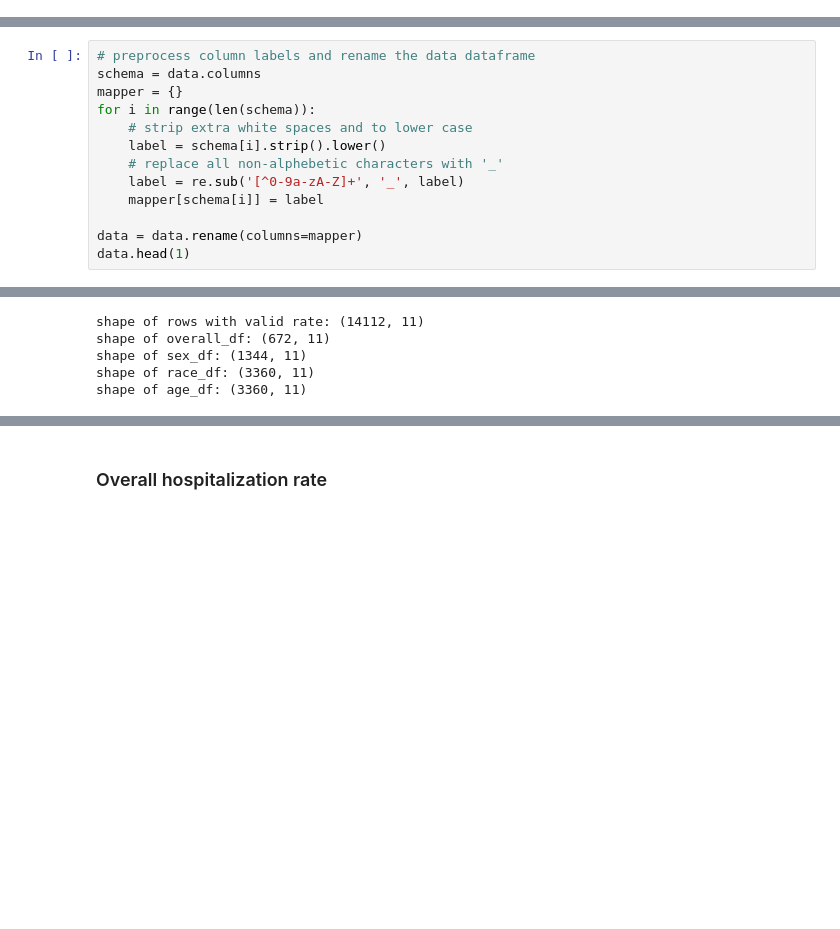
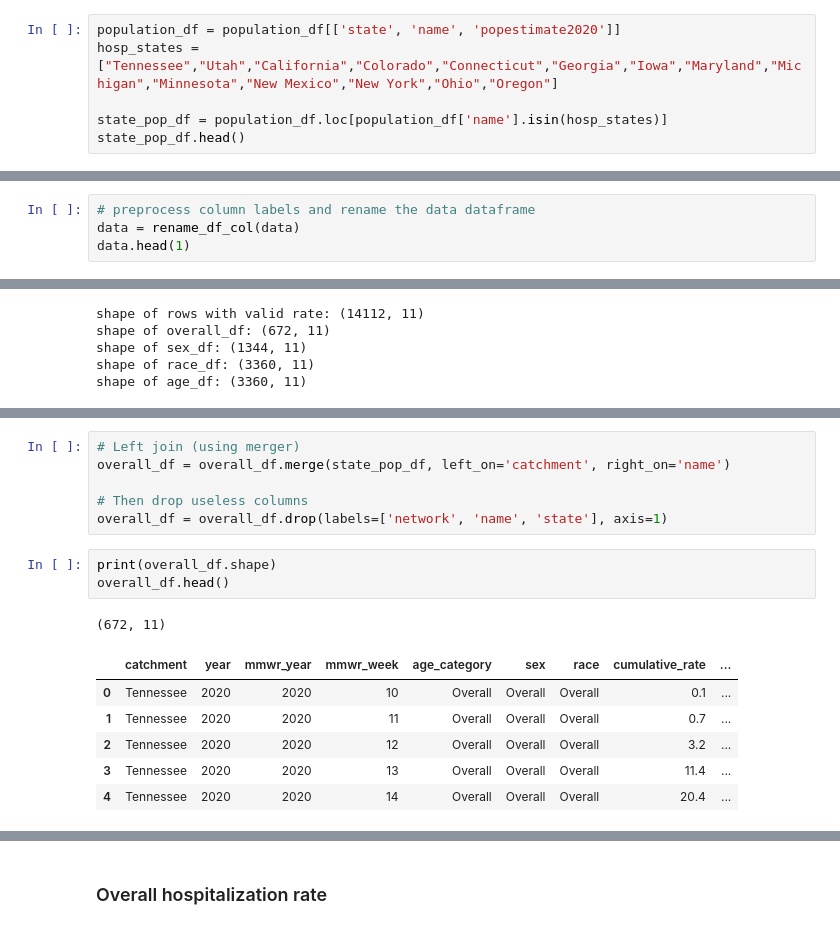
Before and after one commit to yixin0829/covid-data-gig, a Jupyter notebook: yixin_hospitalization_eda.ipynb, the cells around one changed output, grey strips where cells are left out. Saved outputs shown, nothing was run; the diff lists cells and outputs as text; blank space fills up the shorter version.

```diff
--- a/yixin_hospitalization_eda.ipynb
+++ b/yixin_hospitalization_eda.ipynb
@@ -54,0 +90,6 @@ memory usage: 2.9+ MB
+# %%
+population_df = population_df[['state', 'name', 'popestimate2020']]
+hosp_states = ["Tennessee","Utah","California","Colorado","Connecticut","Georgia","Iowa","Maryland","Michigan","Minnesota","New Mexico","New York","Ohio","Oregon"]
+
+state_pop_df = population_df.loc[population_df['name'].isin(hosp_states)]
+state_pop_df.head()
@@ -57,15 +105,2 @@ memory usage: 2.9+ MB
 # %% [markdown]
 ### Renaming DF Column Labels
-# %%
-# preprocess column labels and rename the data dataframe
-schema = data.columns
-mapper = {}
-for i in range(len(schema)):
-    # strip extra white spaces and to lower case
-    label = schema[i].strip().lower()
-    # replace all non-alphebetic characters with '_'
-    label = re.sub('[^0-9a-zA-Z]+', '_', label)
-    mapper[schema[i]] = label
-
-data = data.rename(columns=mapper)
-data.head(1)
@@ -76,0 +107,4 @@ data.head(1)
+# %%
+# preprocess column labels and rename the data dataframe
+data = rename_df_col(data)
+data.head(1)
@@ -166,0 +251,17 @@ Subplots of trends of overall cumu_rate/weekly_rate for all states.
+# %%
+# Left join (using merger)
+overall_df = overall_df.merge(state_pop_df, left_on='catchment', right_on='name')
+
+# Then drop useless columns
+overall_df = overall_df.drop(labels=['network', 'name', 'state'], axis=1)
+# %%
+print(overall_df.shape)
+overall_df.head()
+# %% [output]
+(672, 11)
+|  | catchment | year | mmwr_year | mmwr_week | age_category | sex | race | cumulative_rate | ... |
+| 0 | Tennessee | 2020 | 2020 | 10 | Overall | Overall | Overall | 0.1 | ... |
+| 1 | Tennessee | 2020 | 2020 | 11 | Overall | Overall | Overall | 0.7 | ... |
+| 2 | Tennessee | 2020 | 2020 | 12 | Overall | Overall | Overall | 3.2 | ... |
+| 3 | Tennessee | 2020 | 2020 | 13 | Overall | Overall | Overall | 11.4 | ... |
+| 4 | Tennessee | 2020 | 2020 | 14 | Overall | Overall | Overall | 20.4 | ... |
```
Also changed, not shown: parts of 28 cells of this notebook.
